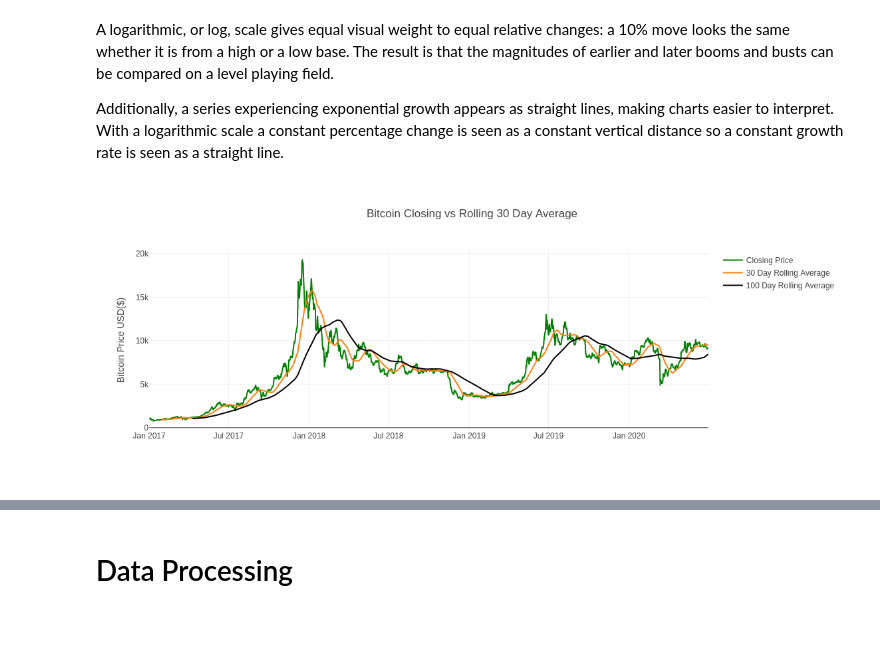
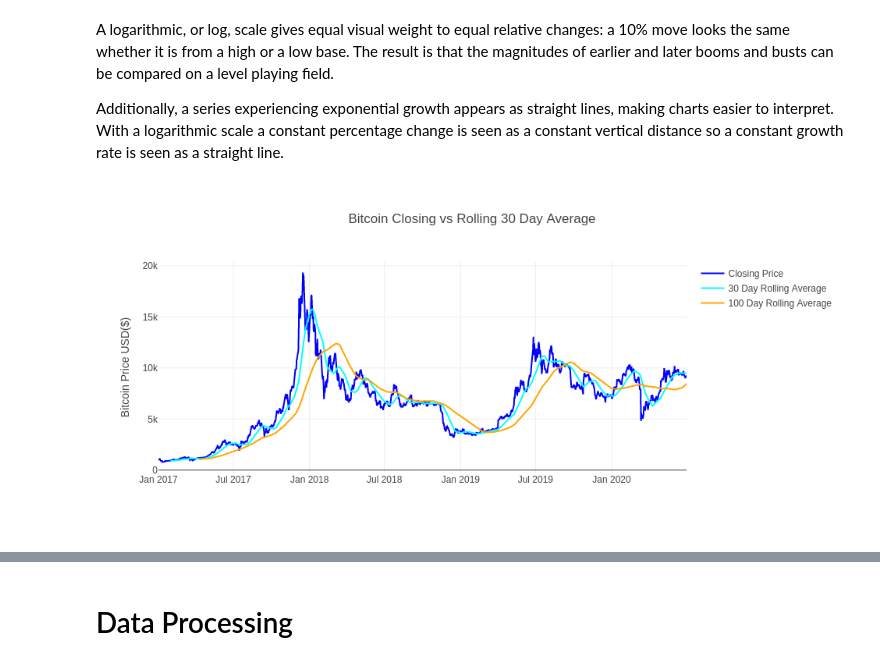
Before and after one commit to Rhuck1/Bitcoin-Price-Analysis, a Jupyter notebook: capstone_2_rough_draft.ipynb, the cells around one changed output, grey strips where cells are left out. Saved outputs shown, nothing was run; the diff lists cells and outputs as text; code cells hidden in the pictures; blank space fills up the shorter version.

```diff
--- a/capstone_2_rough_draft.ipynb
+++ b/capstone_2_rough_draft.ipynb
@@ -179,6 +159,4 @@ holdout_data.head()
 # %%
 dataframe = pd.DataFrame(data['Close'])
 dataframe['Simple Return'] = 100 * dataframe.Close.pct_change()
-dataframe['Log Return'] = 100 * (np.log(dataframe.Close) - np.log(dataframe.Close.shift(1)))
-
-dataframe.head()
+dataframe['Log Return'] = (np.log(dataframe.Close) - np.log(dataframe.Close.shift(1)))
@@ -251,13 +223,13 @@ Additionally, a series experiencing exponential growth appears as straight lines
 # %%
 rolling_30 = dataframe['Close'].rolling(window=30).mean()
 rolling_100 = dataframe['Close'].rolling(window=100).mean()
 
 fig = go.Figure()
 
-fig.add_trace(go.Line(x=dataframe.index, y=dataframe.Close, line=dict(color='green'), name='Closing Price'))
-fig.add_trace(go.Line(x=dataframe.index, y=rolling_30, name='30 Day Rolling Average'))
-fig.add_trace(go.Line(x=dataframe.index, y=rolling_100, line=dict(color='black'), name='100 Day Rolling Average'))
+fig.add_trace(go.Line(x=dataframe.index, y=dataframe.Close, line=dict(color='blue'), name='Closing Price'))
+fig.add_trace(go.Line(x=dataframe.index, y=rolling_30, line=dict(color='aqua'), name='30 Day Rolling Average'))
+fig.add_trace(go.Line(x=dataframe.index, y=rolling_100, line=dict(color='orange'), name='100 Day Rolling Average'))
 
 fig.update_layout(title='Bitcoin Closing vs Rolling 30 Day Average', yaxis_title='Bitcoin Price USD($)', template='none')
 # %% [output]
-[figure, old version]
+[figure, new version]
```
Also changed, not shown: parts of 27 cells of this notebook.
